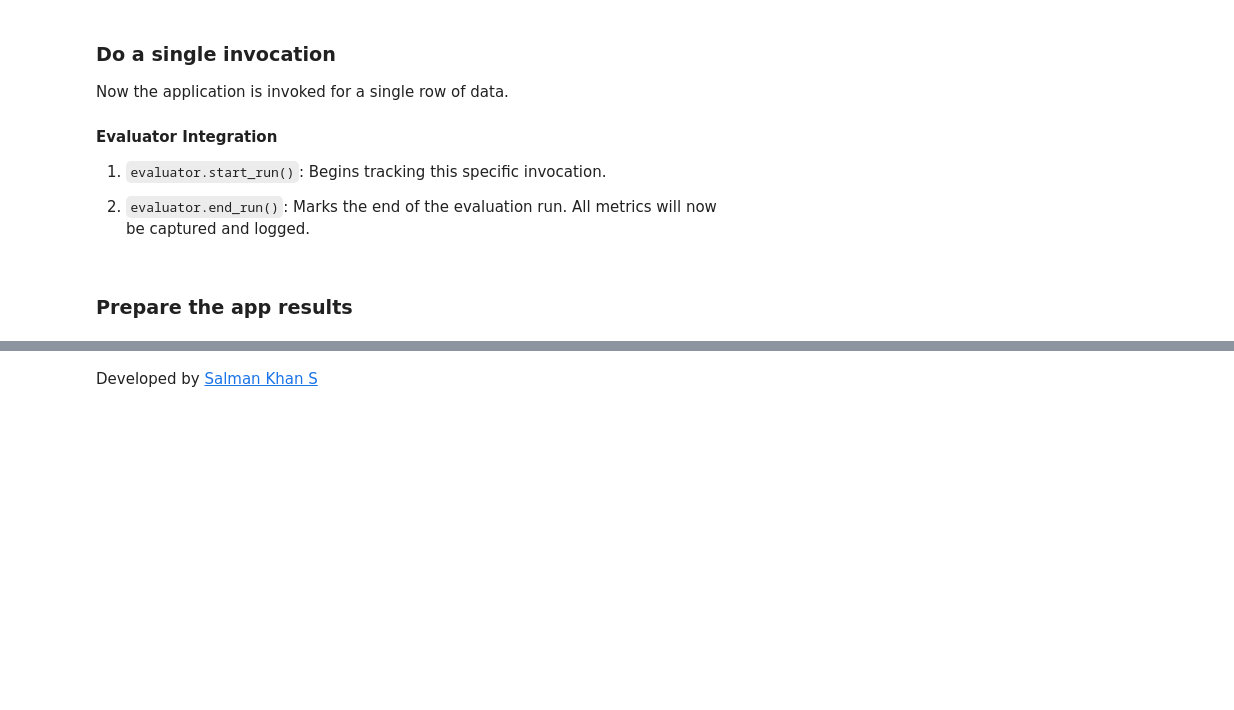
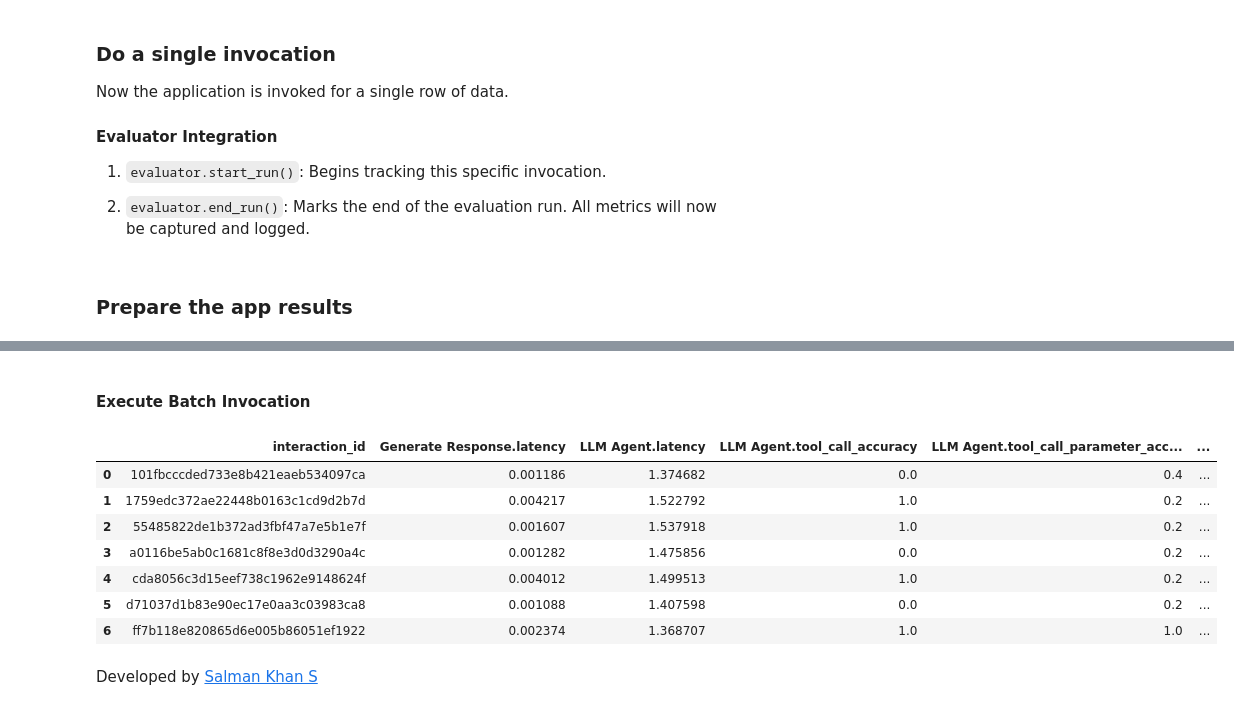
Before and after one commit to IBM/ibm-watsonx-gov, a Jupyter notebook: notebooks/python_sdk/agentic/Evaluation of Tool Calls in LangGraph Agent.ipynb, the cells around one changed output, grey strips where cells are left out. Saved outputs shown, nothing was run; the diff lists cells and outputs as text; code cells hidden in the pictures; blank space fills up the shorter version.

```diff
--- a/notebooks/python_sdk/agentic/Evaluation of Tool Calls in LangGraph Agent.ipynb
+++ b/notebooks/python_sdk/agentic/Evaluation of Tool Calls in LangGraph Agent.ipynb
@@ -328,0 +391,2 @@ result.get_aggregated_metrics_results(node_name="LLM Agent")
+# %% [markdown]
+#### Execute Batch Invocation
@@ -328,0 +397,12 @@ result.get_aggregated_metrics_results(node_name="LLM Agent")
+# %%
+result = evaluator.get_result()
+display(result.to_df())
+# %% [output]
+|  | interaction_id | Generate Response.latency | LLM Agent.latency | LLM Agent.tool_call_accuracy | LLM Agent.tool_call_parameter_acc... | ... |
+| 0 | 101fbcccded733e8b421eaeb534097ca | 0.001186 | 1.374682 | 0.0 | 0.4 | ... |
+| 1 | 1759edc372ae22448b0163c1cd9d2b7d | 0.004217 | 1.522792 | 1.0 | 0.2 | ... |
+| 2 | 55485822de1b372ad3fbf47a7e5b1e7f | 0.001607 | 1.537918 | 1.0 | 0.2 | ... |
+| 3 | a0116be5ab0c1681c8f8e3d0d3290a4c | 0.001282 | 1.475856 | 0.0 | 0.2 | ... |
+| 4 | cda8056c3d15eef738c1962e9148624f | 0.004012 | 1.499513 | 1.0 | 0.2 | ... |
+| 5 | d71037d1b83e90ec17e0aa3c03983ca8 | 0.001088 | 1.407598 | 0.0 | 0.2 | ... |
+| 6 | ff7b118e820865d6e005b86051ef1922 | 0.002374 | 1.368707 | 1.0 | 1.0 | ... |
```
Also changed, not shown: parts of 19 cells of this notebook, 1 other file.
